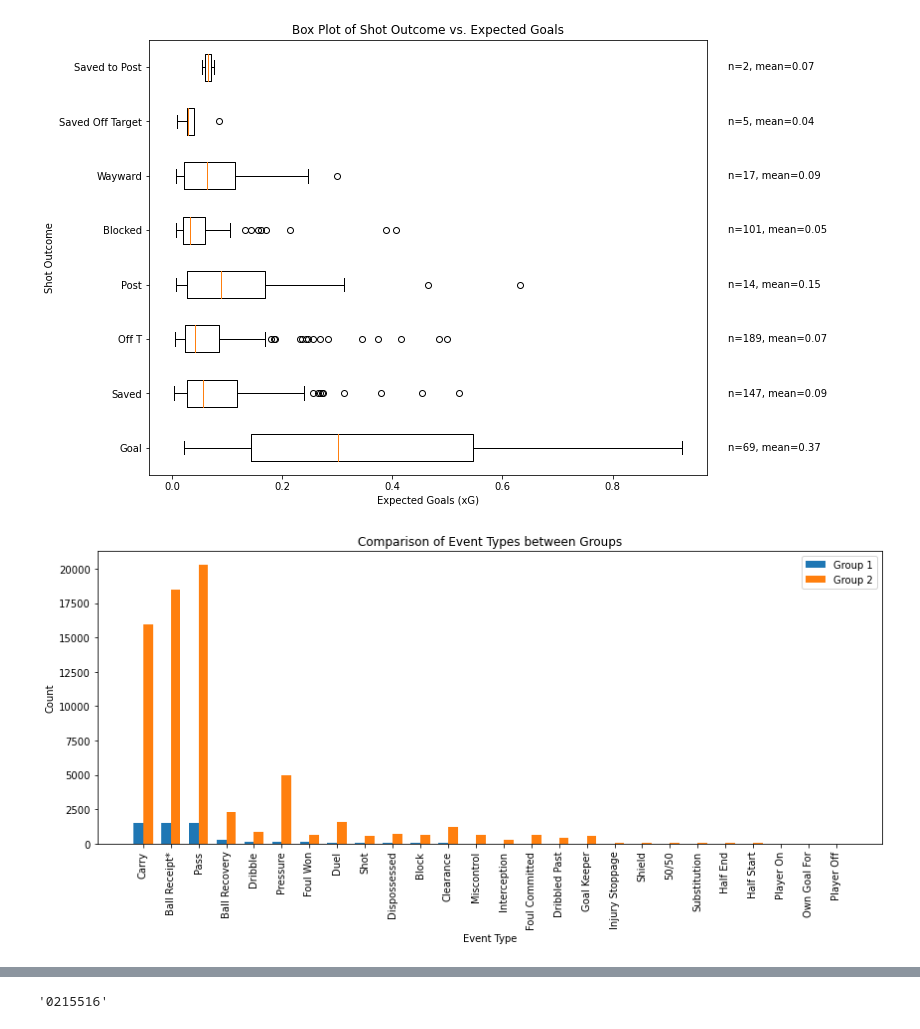
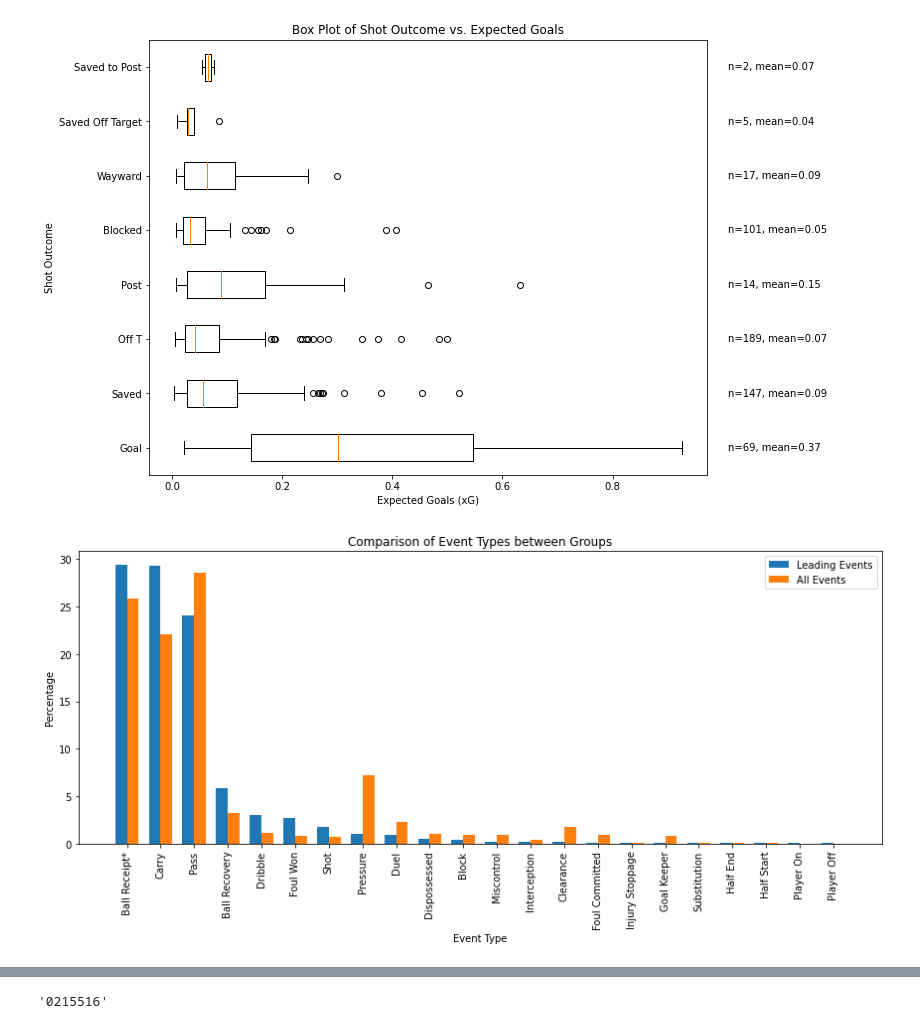
Before and after one commit to harrychurchley/football-sequence-analysis, a Jupyter notebook: arsenal-0304.ipynb, the cells around one changed output, grey strips where cells are left out. Drawn from its saved outputs; the diff is of its cells as text; code cells hidden in the pictures.

```diff
--- a/arsenal-0304.ipynb
+++ b/arsenal-0304.ipynb
@@ -122,7 +146,7 @@ for i, row in events.iterrows():
     if row['type'] == 'Shot':
         outcome = row['shot_outcome']
         xG = row['shot_statsbomb_xg']
-        start_index = max(0, i - 10)  # Calculate the start index, ensuring it doesn't go below 0
+        start_index = max(0, i - 5)  # Calculate the start index, ensuring it doesn't go below 0
         indexes = list(range(start_index, i))
         event_indexes.extend(indexes)
         single_shot_events=[]
@@ -139,7 +159,13 @@ len(shot_events)
+# %%
+# get indexes that do not lead to shot events - general play
+
+all_indexes=list(events.index.values)
+gen_play_indexes = [x for x in all_indexes if x not in event_indexes]
 # %%
 # get full leading event data with event indexes and attach shot outcomes
 
 leading_events=events.loc[event_indexes]
+gen_play_events = events.loc[gen_play_indexes]
 leading_events['play_outcome'] = play_outcome
 leading_events['play_xG'] = play_xG
 leading_events['play_xG_ranked'] = rankdata(play_xG) / (len(play_xG) + 1)
@@ -194,41 +215,49 @@ all_events_group=events['type'].value_counts()
 # %%
-import matplotlib.pyplot as plt
-import numpy as np
-import pandas as pd
+# explore the difference between events that lead to shots and general play
 
+leading_group=leading_events['type'].value_counts()
+all_events_group=gen_play_events['type'].value_counts()
 
-# Extract the categories and their counts from both groups
-categories = leading_group.index
-group1_counts = leading_group.values
-group2_counts = all_events_group[categories].values
+# Calculate the total counts for each group
+group1_total = leading_group.sum()
+group2_total = all_events_group.sum()
+
+# Calculate the percentages for each group
+group1_percentages = leading_group / group1_total * 100
+group2_percentages = all_events_group / group2_total * 100
+
+# Extract the categories and their percentages from both groups
+categories = group1_percentages.index
+group1_percentages = group1_percentages.values
+group2_percentages = group2_percentages[categories].values
 
 # Calculate the x-axis positions for the bars
 x = np.arange(len(categories))
 
 # Width of the bars
 bar_width = 0.35
 
 # Create the figure and axis
 fig, ax = plt.subplots(figsize=(12, 6))
 
 # Plot the bars for Group 1
-rects1 = ax.bar(x - bar_width/2, group1_counts, bar_width, label='Group 1')
+rects1 = ax.bar(x - bar_width/2, group1_percentages, bar_width, label='Leading Events')
 
 # Plot the bars for Group 2
-rects2 = ax.bar(x + bar_width/2, group2_counts, bar_width, label='Group 2')
+rects2 = ax.bar(x + bar_width/2, group2_percentages, bar_width, label='All Events')
 
 # Set the x-axis labels and title
 ax.set_xlabel('Event Type')
-ax.set_ylabel('Count')
+ax.set_ylabel('Percentage')
 ax.set_title('Comparison of Event Types between Groups')
 ax.set_xticks(x)
 ax.set_xticklabels(categories, rotation=90)
 
 # Add a legend
 ax.legend()
 
 # Display the plot
 plt.tight_layout()
 plt.show()
 # %% [output]
-[figure, old version]
+[figure, new version]
```
Also changed, not shown: parts of 30 cells of this notebook, 2 other files.
